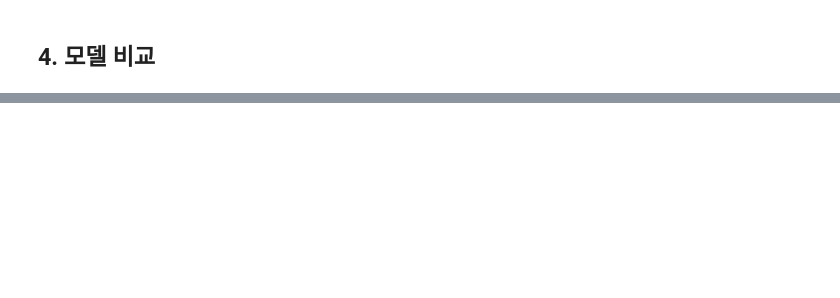
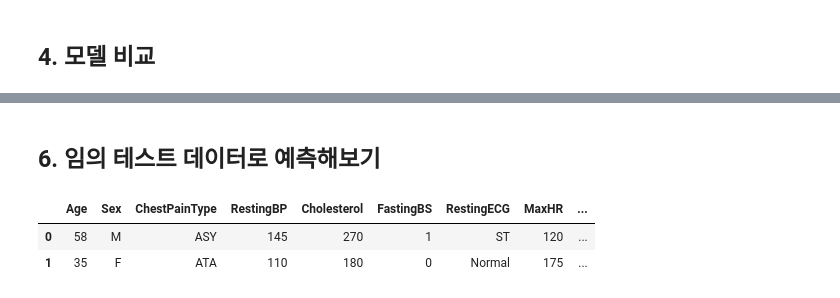
Before and after one commit to rhantj/Heart-Disease, a Jupyter notebook: heart_modeling.ipynb, the cells around one changed output, grey strips where cells are left out. Cells and saved outputs as stored; diff of their text form; code cells hidden in the pictures; blank space fills up the shorter version.

```diff
--- a/heart_modeling.ipynb
+++ b/heart_modeling.ipynb
@@ -288,0 +342,41 @@ plt.show()
+# %% [markdown]
+## 6. 임의 테스트 데이터로 예측해보기
+# %%
+# 임의로 작성한 환자 데이터(원본 컬럼 형식)를 전처리와 동일한 방식으로 인코딩한 뒤
+# 최종 채택 모델(GradientBoosting)로 HeartDisease 예측
+new_patients = pd.DataFrame([
+    {
+        'Age': 58, 'Sex': 'M', 'ChestPainType': 'ASY', 'RestingBP': 145,
+        'Cholesterol': 270, 'FastingBS': 1, 'RestingECG': 'ST', 'MaxHR': 120,
+        'ExerciseAngina': 'Y', 'Oldpeak': 2.1, 'ST_Slope': 'Flat',
+    },
+    {
+        'Age': 35, 'Sex': 'F', 'ChestPainType': 'ATA', 'RestingBP': 110,
+        'Cholesterol': 180, 'FastingBS': 0, 'RestingECG': 'Normal', 'MaxHR': 175,
+        'ExerciseAngina': 'N', 'Oldpeak': 0.0, 'ST_Slope': 'Up',
+    },
+])
+
+# heart_preprocessing.ipynb와 동일한 인코딩 규칙 적용
+new_patients_encoded = new_patients.copy()
+new_patients_encoded['Sex'] = new_patients_encoded['Sex'].map({'M': 1, 'F': 0})
+new_patients_encoded['ExerciseAngina'] = new_patients_encoded['ExerciseAngina'].map({'Y': 1, 'N': 0})
+new_patients_encoded = pd.get_dummies(
+    new_patients_encoded, columns=['ChestPainType', 'RestingECG', 'ST_Slope'],
+    drop_first=True, dtype=int,
+)
+
+# 학습 시 사용된 컬럼 구성과 동일하게 맞춤 (없는 더미 컬럼은 0으로 채움)
+new_patients_encoded = new_patients_encoded.reindex(columns=X_train_rf.columns, fill_value=0)
+
+new_pred = gb_best.predict(new_patients_encoded)
+new_proba = gb_best.predict_proba(new_patients_encoded)[:, 1]
+
+result = new_patients.copy()
+result['Predicted_HeartDisease'] = new_pred
+result['Predicted_Probability'] = new_proba.round(4)
+result
+# %% [output]
+|  | Age | Sex | ChestPainType | RestingBP | Cholesterol | FastingBS | RestingECG | MaxHR | ... |
+| 0 | 58 | M | ASY | 145 | 270 | 1 | ST | 120 | ... |
+| 1 | 35 | F | ATA | 110 | 180 | 0 | Normal | 175 | ... |
```
Also changed, not shown: parts of 7 cells of this notebook, 17 other files.
